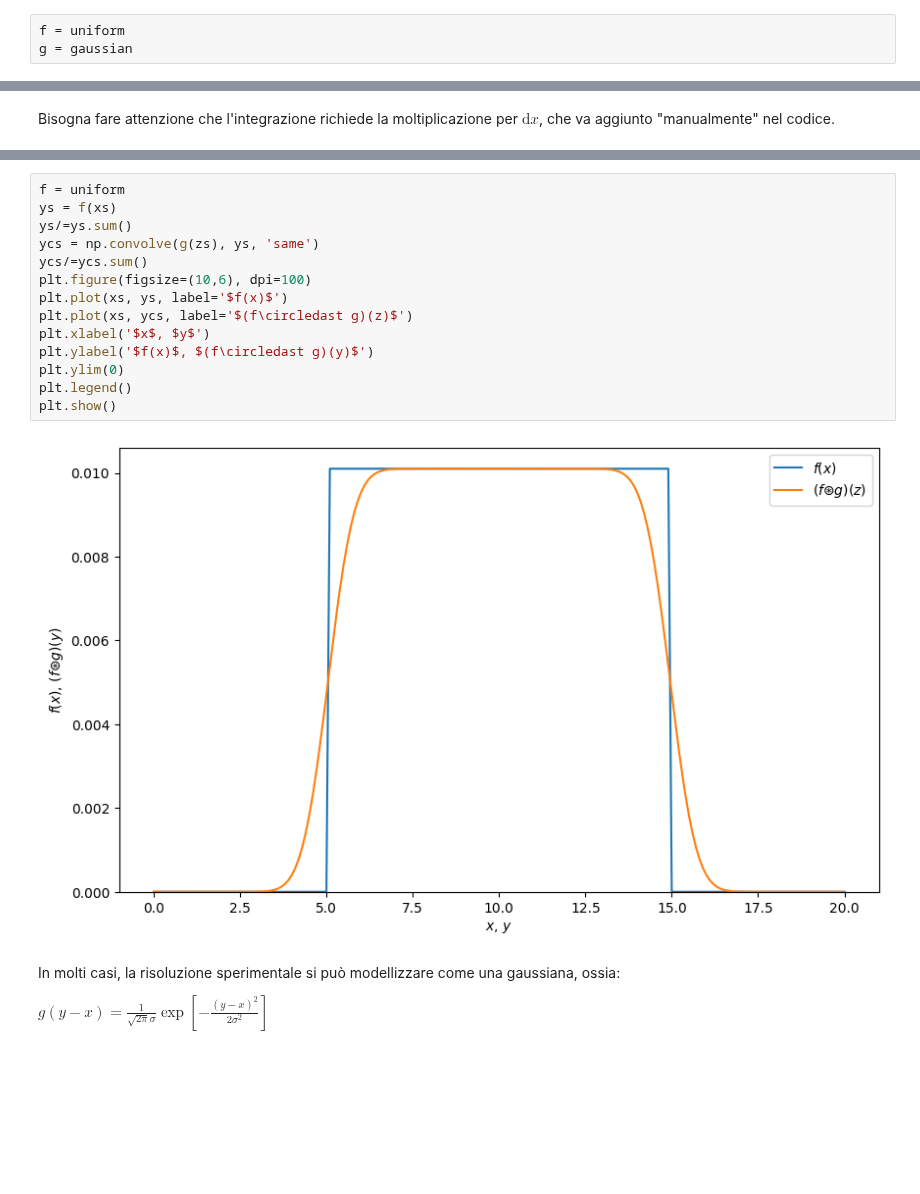
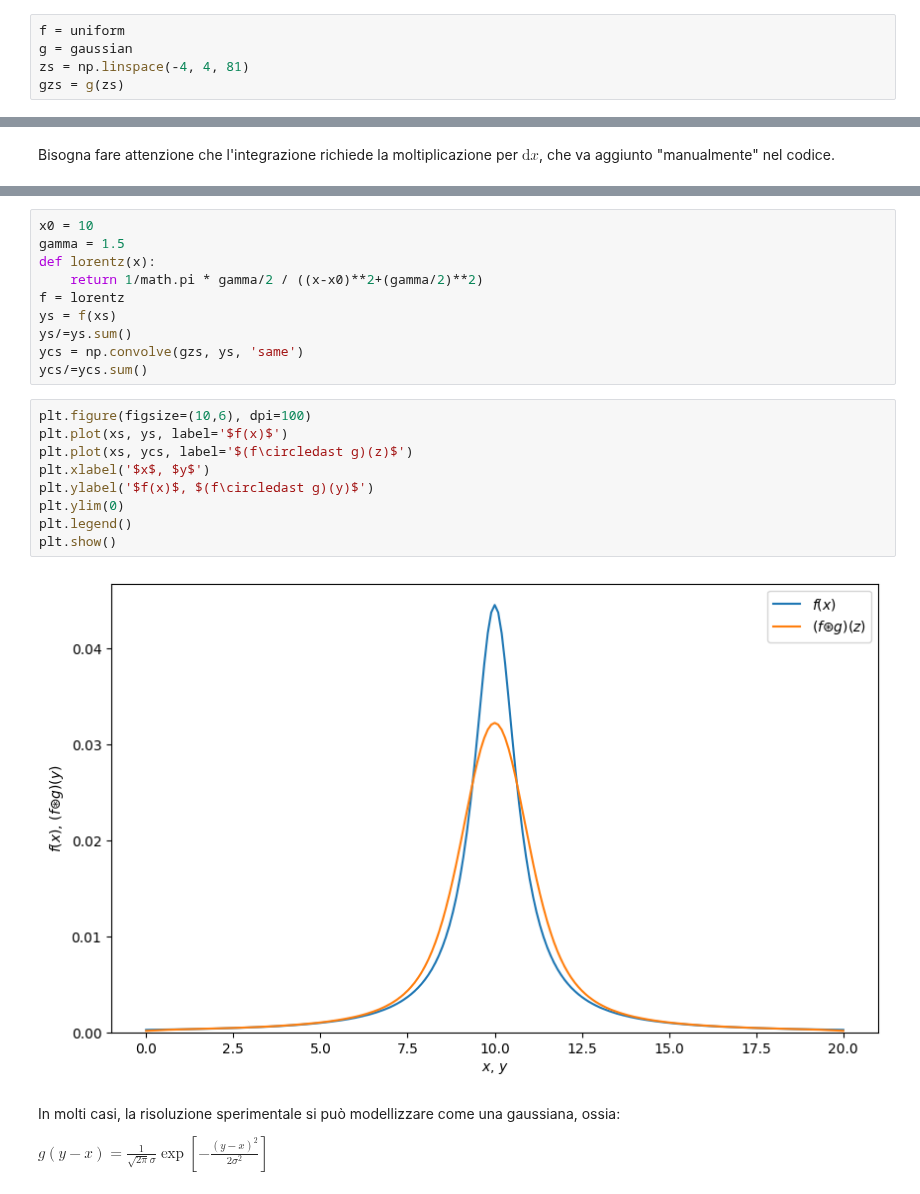
Before and after one commit to lucalista/analisi-dati-2023, a Jupyter notebook: 18.01.00__Convoluzione.ipynb, the cells around one changed output, grey strips where cells are left out. Drawn from its saved outputs; the diff is of its cells as text; blank space fills up the shorter version.

```diff
--- a/18.01.00__Convoluzione.ipynb
+++ b/18.01.00__Convoluzione.ipynb
@@ -60,6 +56,8 @@ def gaussian(y):
 # %%
 f = uniform
 g = gaussian
+zs = np.linspace(-4, 4, 81)
+gzs = g(zs)
 # %% [markdown]
 Calcoliamo i valori della funzione $f$ per punti, e normalizziamo il contenuto.
 
@@ -89,19 +86,24 @@ plt.show()
+# %%
+x0 = 10
+gamma = 1.5
+def lorentz(x):
+    return 1/math.pi * gamma/2 / ((x-x0)**2+(gamma/2)**2)
+f = lorentz
+ys = f(xs)
+ys/=ys.sum()
+ycs = np.convolve(gzs, ys, 'same')
+ycs/=ycs.sum()
 # %%
-f = uniform
-ys = f(xs)
-ys/=ys.sum()
-ycs = np.convolve(g(zs), ys, 'same')
-ycs/=ycs.sum()
 plt.figure(figsize=(10,6), dpi=100)
 plt.plot(xs, ys, label='$f(x)$')
 plt.plot(xs, ycs, label='$(f\circledast g)(z)$')
 plt.xlabel('$x$, $y$')
 plt.ylabel('$f(x)$, $(f\circledast g)(y)$')
 plt.ylim(0)
 plt.legend()
 plt.show()
 # %% [output]
-[figure, old version]
+[figure, new version]
 # %% [markdown]
 In molti casi, la risoluzione sperimentale si può modellizzare come una gaussiana, ossia:
 
```
Also changed, not shown: parts of 7 cells of this notebook, 3 other files.
